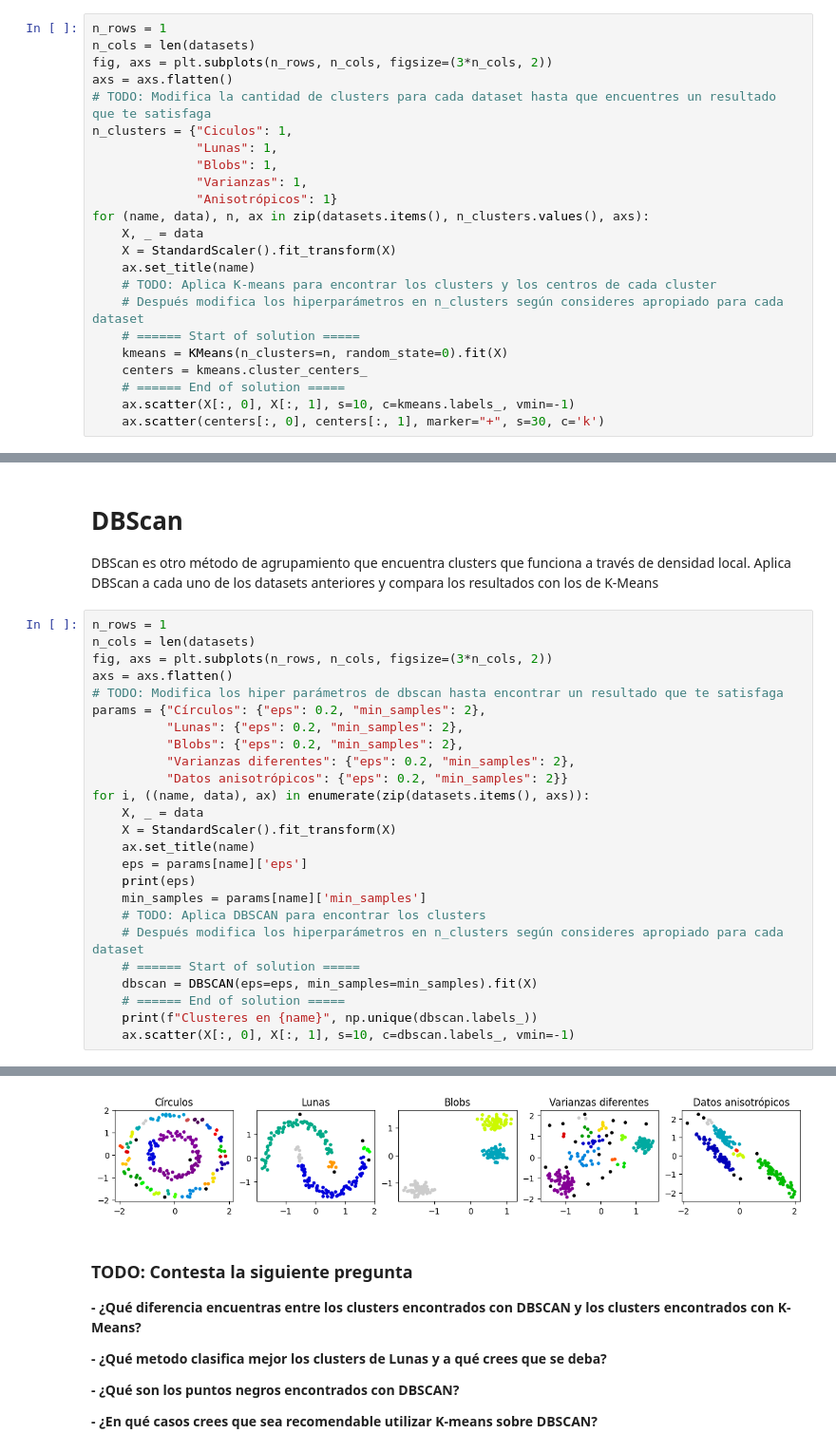
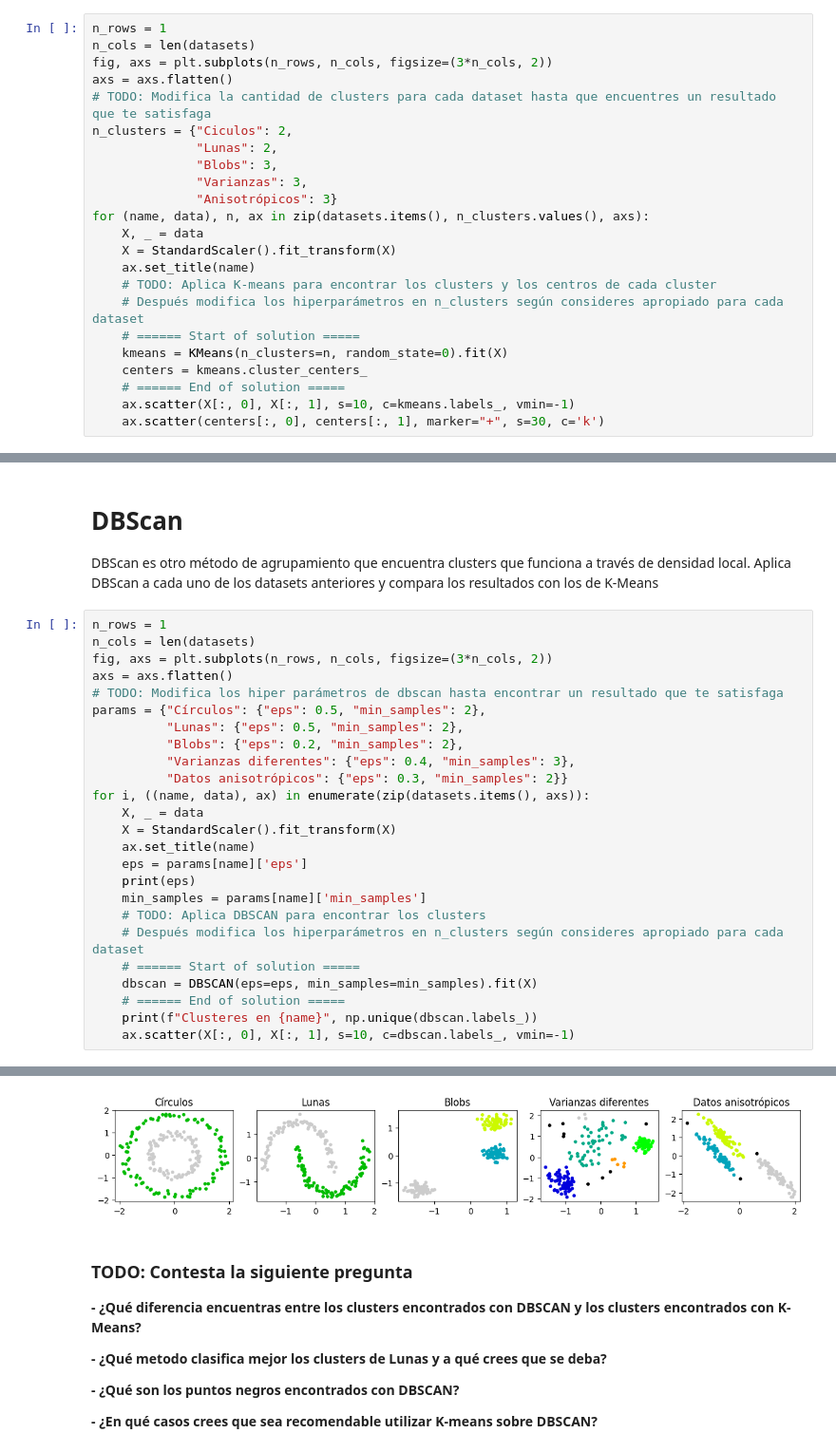
Before and after one commit to xJonathanS7x/SI23-BongoCat, a Jupyter notebook: ejercicio_4-kmeans-dbscan/ejercicio_4.ipynb, the cells around one changed output, grey strips where cells are left out. Shown at 95% size. Drawn from its saved outputs; the diff is of its cells as text.

Commit message:
modificaciones de parametros

```diff
--- a/ejercicio_4-kmeans-dbscan/ejercicio_4.ipynb
+++ b/ejercicio_4-kmeans-dbscan/ejercicio_4.ipynb
@@ -146,11 +146,11 @@ n_cols = len(datasets)
 fig, axs = plt.subplots(n_rows, n_cols, figsize=(3*n_cols, 2))
 axs = axs.flatten()
 # TODO: Modifica la cantidad de clusters para cada dataset hasta que encuentres un resultado que te satisfaga
-n_clusters = {"Ciculos": 1,
-              "Lunas": 1,
-              "Blobs": 1,
-              "Varianzas": 1,
-              "Anisotrópicos": 1}
+n_clusters = {"Ciculos": 2,
+              "Lunas": 2,
+              "Blobs": 3,
+              "Varianzas": 3,
+              "Anisotrópicos": 3}
 for (name, data), n, ax in zip(datasets.items(), n_clusters.values(), axs):
     X, _ = data
     X = StandardScaler().fit_transform(X)
@@ -175,11 +175,11 @@ n_cols = len(datasets)
 fig, axs = plt.subplots(n_rows, n_cols, figsize=(3*n_cols, 2))
 axs = axs.flatten()
 # TODO: Modifica los hiper parámetros de dbscan hasta encontrar un resultado que te satisfaga
-params = {"Círculos": {"eps": 0.2, "min_samples": 2},
-          "Lunas": {"eps": 0.2, "min_samples": 2},
+params = {"Círculos": {"eps": 0.5, "min_samples": 2},
+          "Lunas": {"eps": 0.5, "min_samples": 2},
           "Blobs": {"eps": 0.2, "min_samples": 2},
-          "Varianzas diferentes": {"eps": 0.2, "min_samples": 2},
-          "Datos anisotrópicos": {"eps": 0.2, "min_samples": 2}}
+          "Varianzas diferentes": {"eps": 0.4, "min_samples": 3},
+          "Datos anisotrópicos": {"eps": 0.3, "min_samples": 2}}
 for i, ((name, data), ax) in enumerate(zip(datasets.items(), axs)):
     X, _ = data
     X = StandardScaler().fit_transform(X)
@@ -209,4 +208,4 @@ Clusteres en Datos anisotrópicos [-1  0  1  2  3  4  5]
-[figure, old version]
+[figure, new version]
 # %% [markdown]
 ### TODO: Contesta la siguiente pregunta
 **- ¿Qué diferencia encuentras entre los clusters encontrados con DBSCAN y los clusters encontrados con K-Means?**
```
Also changed, not shown: parts of 2 cells of this notebook.
